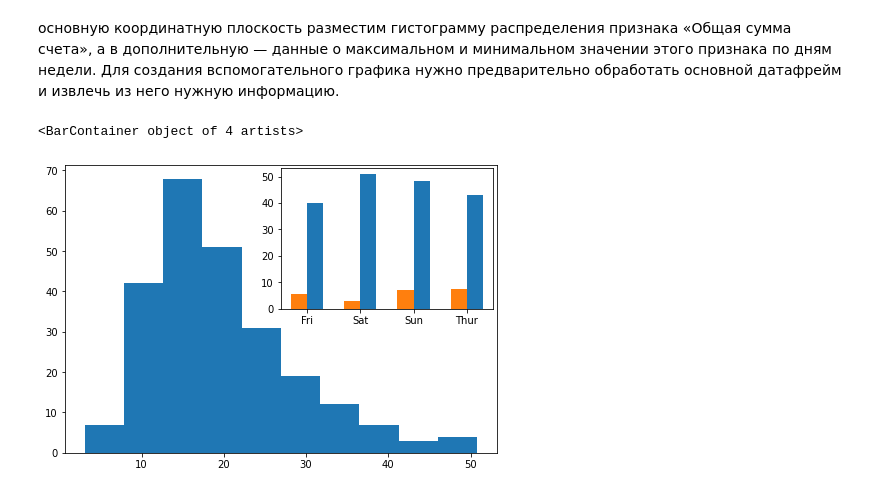
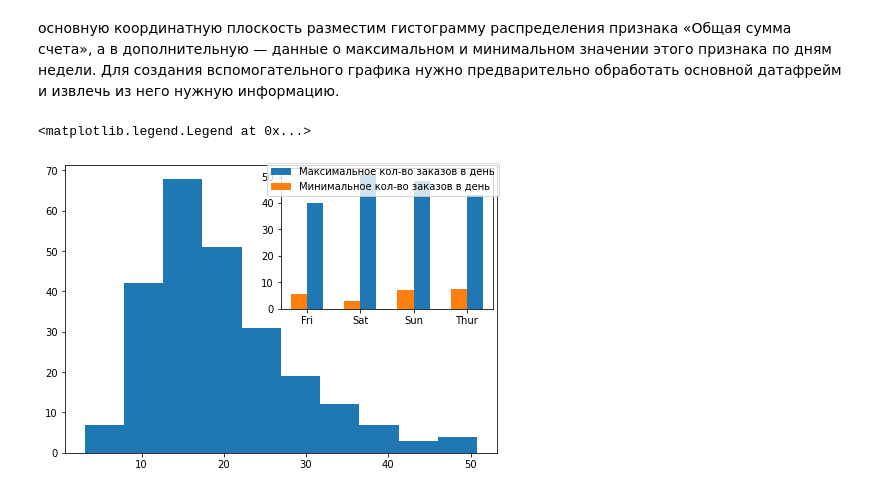
Before and after one commit to ioooosh/Skillfactory, a Jupyter notebook: draft/Unit 3. Plots.ipynb, the cells around one changed output. Saved outputs shown, nothing was run; the diff lists cells and outputs as text; code cells hidden in the pictures.

Commit message:
unit about plots

```diff
--- a/draft/Unit 3. Plots.ipynb
+++ b/draft/Unit 3. Plots.ipynb
@@ -129,11 +137,12 @@ min_by_day = data.groupby(by='day').total_bill.min()
 # %%
 fig3 = plt.figure()
 fig3_axes = fig3.add_axes([0,0,1,1])
 fig3_axes.hist(data.total_bill)
 fig3_small_axes = fig3.add_axes([0.5,0.5,0.49,0.49])
-fig3_small_axes.bar(x = max_by_day.index, height = max_by_day.values, width = 0.3, align = 'edge')
-fig3_small_axes.bar(x = min_by_day.index, height = min_by_day.values, width = -0.3, align = 'edge')
+fig3_small_axes.bar(x = max_by_day.index, height = max_by_day.values, width = 0.3, align = 'edge', label='Максимальное кол-во заказов в день')
+fig3_small_axes.bar(x = min_by_day.index, height = min_by_day.values, width = -0.3, align = 'edge', label='Минимальное кол-во заказов в день')
+fig3.legend(loc = 1)
 # %% [output]
-<BarContainer object of 4 artists>
+<matplotlib.legend.Legend at 0x...>
-[figure, old version]
+[figure, new version]
 # %%
```
Also changed, not shown: parts of 23 cells of this notebook.
